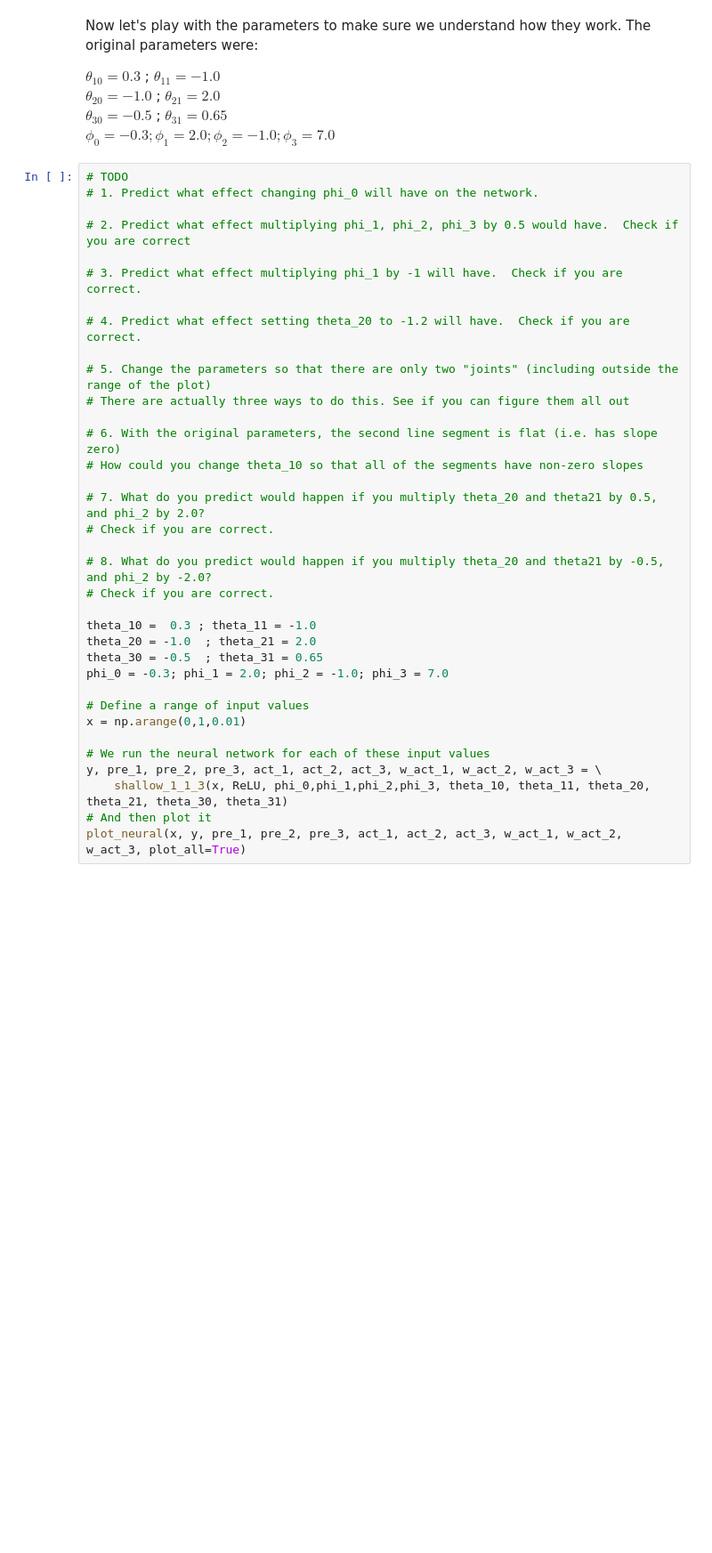
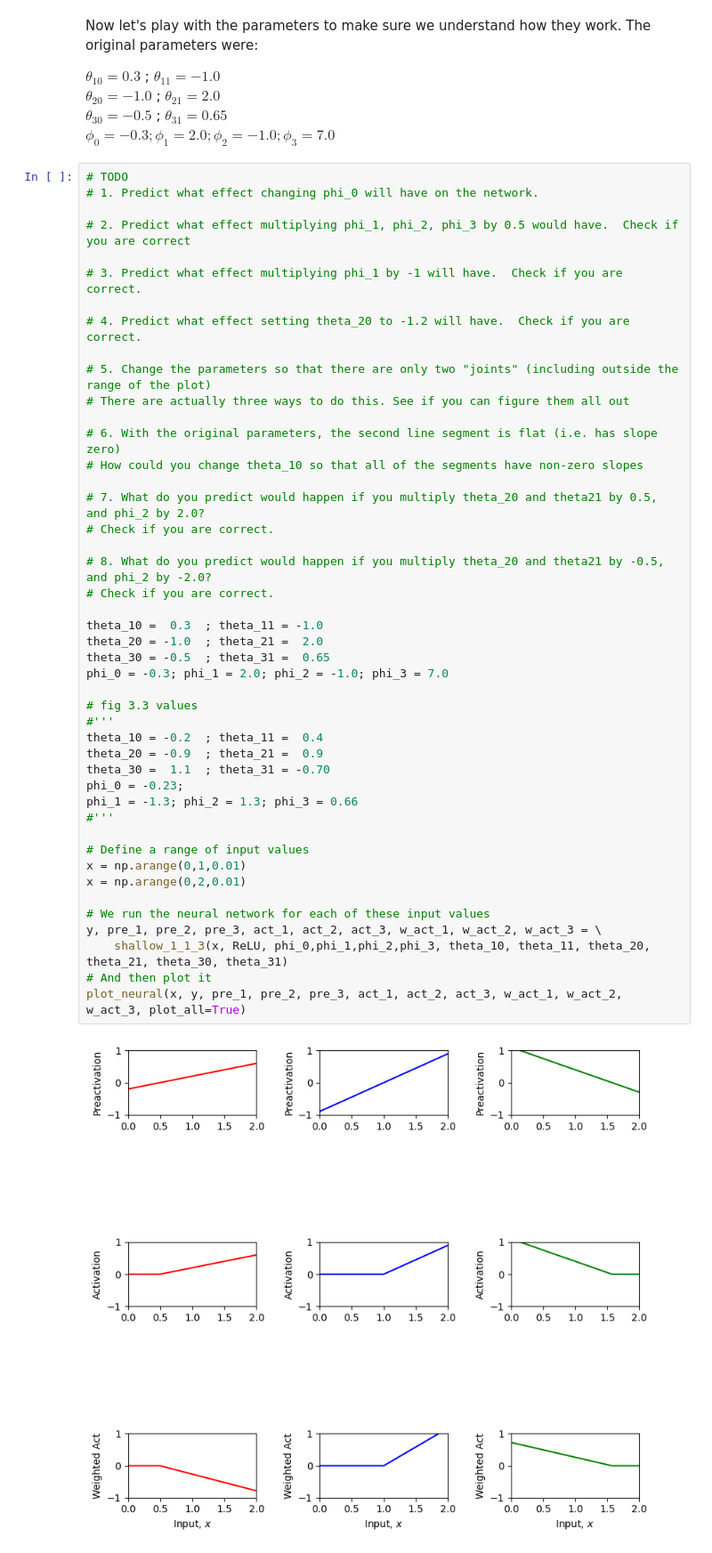
Before and after one commit to LogicsSoftware/Spoon-Knife, a Jupyter notebook: Notebooks/Chap03/3_1_Shallow_Networks_I.ipynb, the cells around one changed output. Shown at 89% size. Saved outputs shown, nothing was run; the diff lists cells and outputs as text; blank space fills up the shorter version.

```diff
--- a/Notebooks/Chap03/3_1_Shallow_Networks_I.ipynb
+++ b/Notebooks/Chap03/3_1_Shallow_Networks_I.ipynb
@@ -140,33 +142,45 @@ $\phi_0 = -0.3; \phi_1 = 2.0; \phi_2 = -1.0; \phi_3 = 7.0$
 # 1. Predict what effect changing phi_0 will have on the network.
 
 # 2. Predict what effect multiplying phi_1, phi_2, phi_3 by 0.5 would have.  Check if you are correct
 
 # 3. Predict what effect multiplying phi_1 by -1 will have.  Check if you are correct.
 
 # 4. Predict what effect setting theta_20 to -1.2 will have.  Check if you are correct.
 
 # 5. Change the parameters so that there are only two "joints" (including outside the range of the plot)
 # There are actually three ways to do this. See if you can figure them all out
 
 # 6. With the original parameters, the second line segment is flat (i.e. has slope zero)
 # How could you change theta_10 so that all of the segments have non-zero slopes
 
 # 7. What do you predict would happen if you multiply theta_20 and theta21 by 0.5, and phi_2 by 2.0?
 # Check if you are correct.
 
 # 8. What do you predict would happen if you multiply theta_20 and theta21 by -0.5, and phi_2 by -2.0?
 # Check if you are correct.
 
-theta_10 =  0.3 ; theta_11 = -1.0
-theta_20 = -1.0  ; theta_21 = 2.0
-theta_30 = -0.5  ; theta_31 = 0.65
+theta_10 =  0.3  ; theta_11 = -1.0
+theta_20 = -1.0  ; theta_21 =  2.0
+theta_30 = -0.5  ; theta_31 =  0.65
 phi_0 = -0.3; phi_1 = 2.0; phi_2 = -1.0; phi_3 = 7.0
+
+# fig 3.3 values
+#'''
+theta_10 = -0.2  ; theta_11 =  0.4
+theta_20 = -0.9  ; theta_21 =  0.9
+theta_30 =  1.1  ; theta_31 = -0.70
+phi_0 = -0.23;
+phi_1 = -1.3; phi_2 = 1.3; phi_3 = 0.66
+#'''
 
 # Define a range of input values
 x = np.arange(0,1,0.01)
+x = np.arange(0,2,0.01)
 
 # We run the neural network for each of these input values
 y, pre_1, pre_2, pre_3, act_1, act_2, act_3, w_act_1, w_act_2, w_act_3 = \
     shallow_1_1_3(x, ReLU, phi_0,phi_1,phi_2,phi_3, theta_10, theta_11, theta_20, theta_21, theta_30, theta_31)
 # And then plot it
 plot_neural(x, y, pre_1, pre_2, pre_3, act_1, act_2, act_3, w_act_1, w_act_2, w_act_3, plot_all=True)
+# %% [output]
+[figure, added]
```
Also changed, not shown: parts of 3 cells of this notebook.
